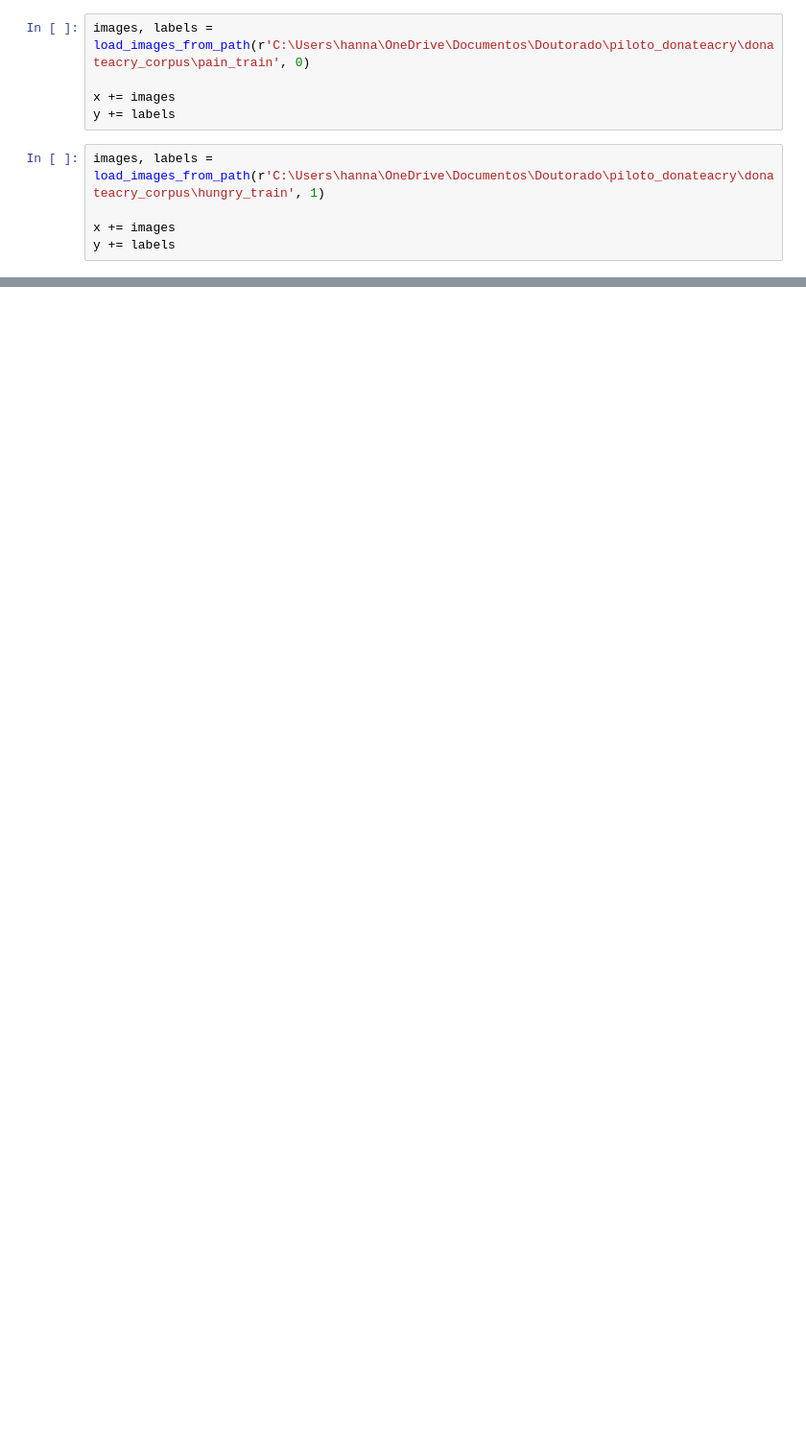
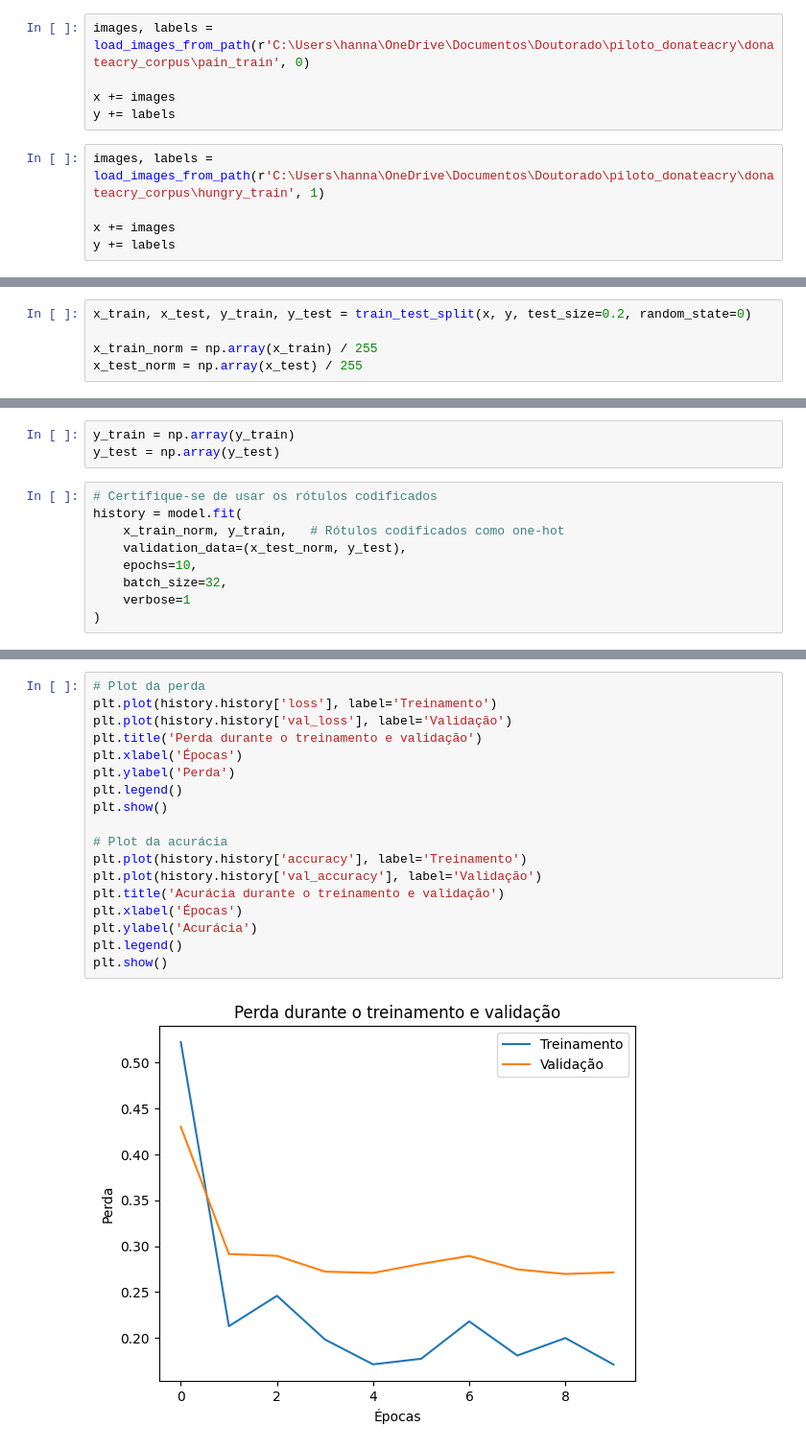
Before and after one commit to HannaCarla/cry_classification, a Jupyter notebook: pilot_donateacry.ipynb, the cells around one changed output, grey strips where cells are left out. Shown: that part at 96% size. Cells and saved outputs as stored; diff of their text form; blank space fills up the shorter version.

```diff
--- a/pilot_donateacry.ipynb
+++ b/pilot_donateacry.ipynb
@@ -140,0 +138,5 @@ y += labels
+# %%
+x_train, x_test, y_train, y_test = train_test_split(x, y, test_size=0.2, random_state=0)
+
+x_train_norm = np.array(x_train) / 255
+x_test_norm = np.array(x_test) / 255
@@ -140,0 +198,12 @@ y += labels
+# %%
+y_train = np.array(y_train)
+y_test = np.array(y_test)
+# %%
+# Certifique-se de usar os rótulos codificados
+history = model.fit(
+    x_train_norm, y_train,   # Rótulos codificados como one-hot
+    validation_data=(x_test_norm, y_test),
+    epochs=10,
+    batch_size=32,
+    verbose=1
+)
@@ -140,0 +238,20 @@ y += labels
+# %%
+# Plot da perda
+plt.plot(history.history['loss'], label='Treinamento')
+plt.plot(history.history['val_loss'], label='Validação')
+plt.title('Perda durante o treinamento e validação')
+plt.xlabel('Épocas')
+plt.ylabel('Perda')
+plt.legend()
+plt.show()
+
+# Plot da acurácia
+plt.plot(history.history['accuracy'], label='Treinamento')
+plt.plot(history.history['val_accuracy'], label='Validação')
+plt.title('Acurácia durante o treinamento e validação')
+plt.xlabel('Épocas')
+plt.ylabel('Acurácia')
+plt.legend()
+plt.show()
+# %% [output]
+[figure, added]
```
Also changed, not shown: parts of 13 cells of this notebook.
